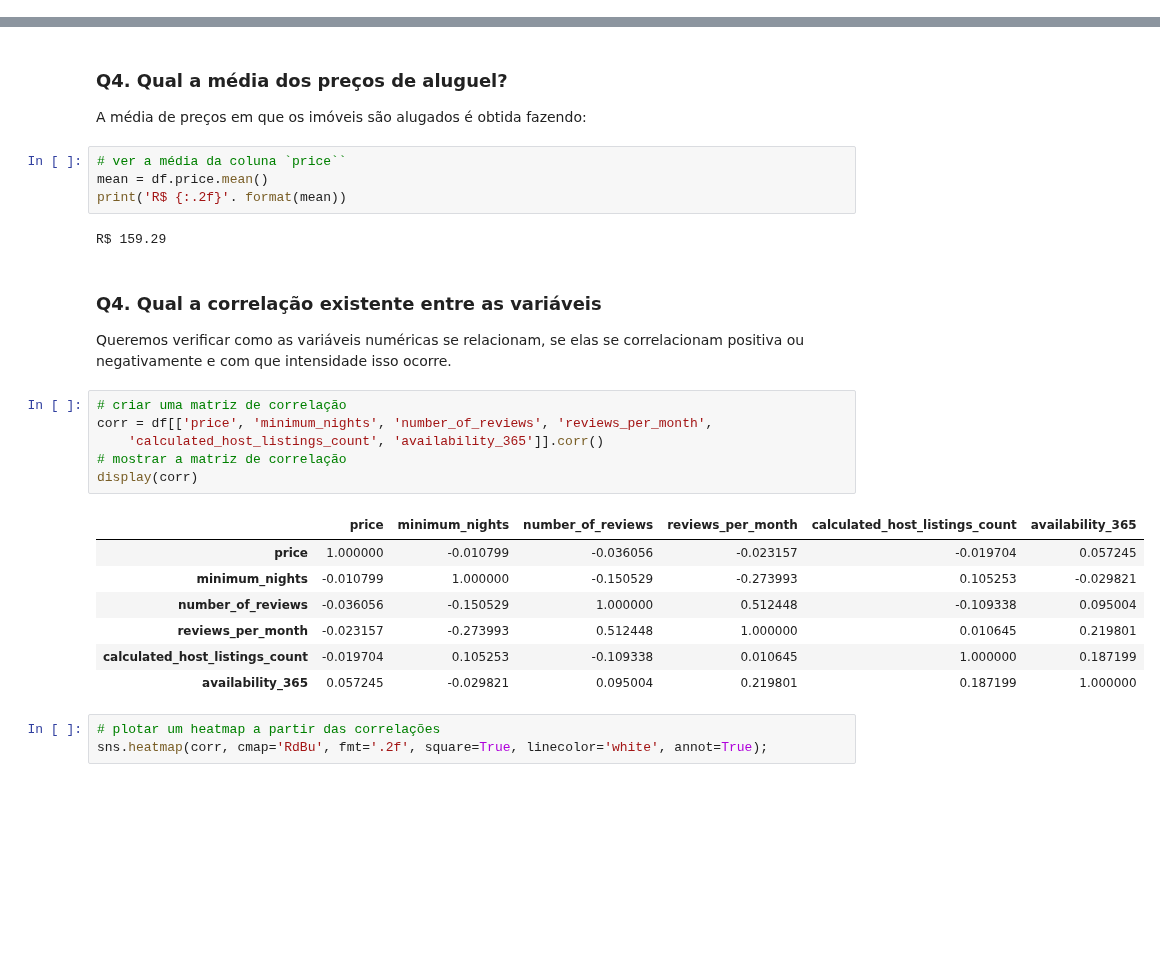
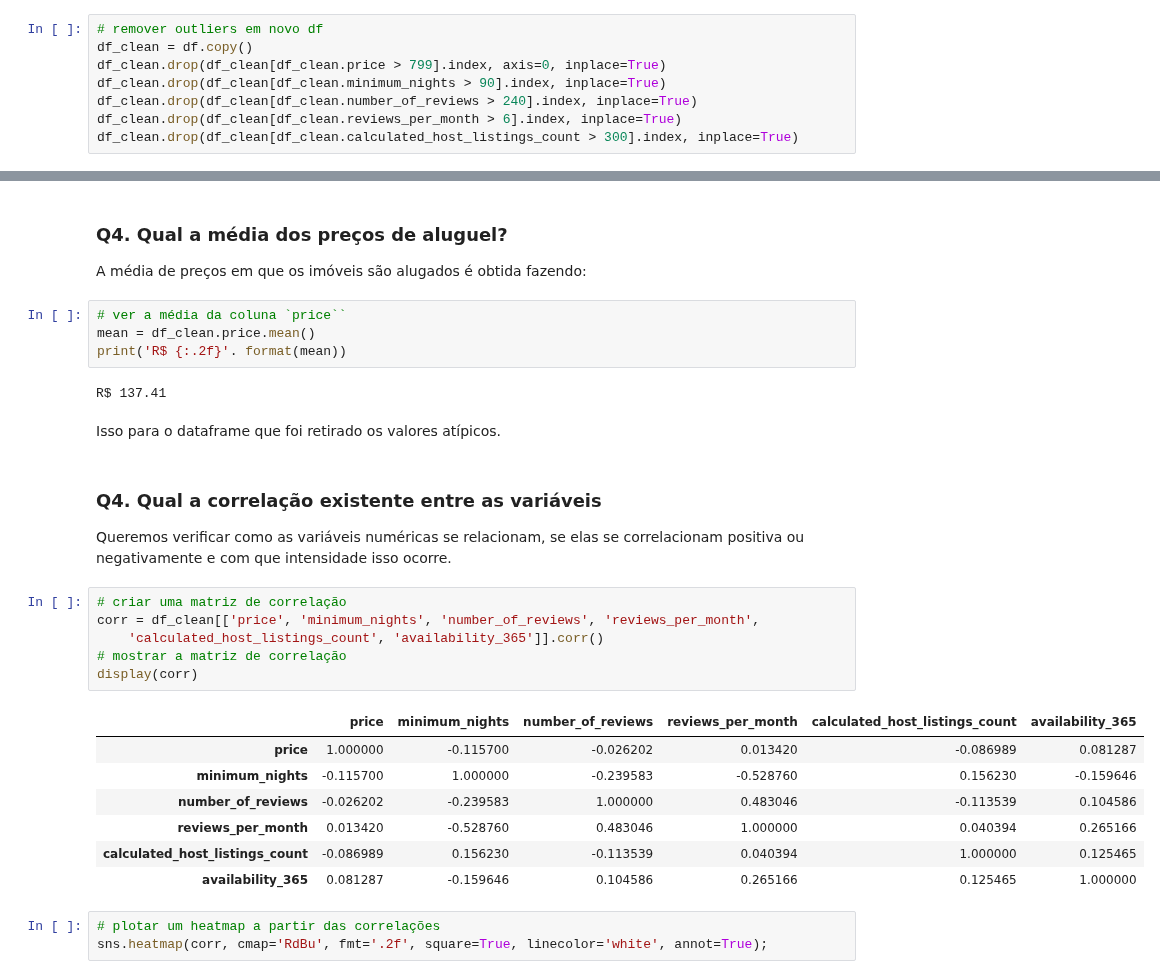
Before and after one commit to 388050gomes/AirBnb-New-York, a Jupyter notebook: Cópia_de_Cópia_de_[Template]_Analisando_os_Dados_do_Airbnb.ipynb, the cells around one changed output, grey strips where cells are left out. Saved outputs shown, nothing was run; the diff lists cells and outputs as text; blank space fills up the shorter version.

```diff
--- a/Cópia_de_Cópia_de_[Template]_Analisando_os_Dados_do_Airbnb.ipynb
+++ b/Cópia_de_Cópia_de_[Template]_Analisando_os_Dados_do_Airbnb.ipynb
@@ -155,0 +272,8 @@ df.hist(bins=20, figsize=(15, 10));
+# %%
+# remover outliers em novo df
+df_clean = df.copy()
+df_clean.drop(df_clean[df_clean.price > 799].index, axis=0, inplace=True)
+df_clean.drop(df_clean[df_clean.minimum_nights > 90].index, inplace=True)
+df_clean.drop(df_clean[df_clean.number_of_reviews > 240].index, inplace=True)
+df_clean.drop(df_clean[df_clean.reviews_per_month > 6].index, inplace=True)
+df_clean.drop(df_clean[df_clean.calculated_host_listings_count > 300].index, inplace=True)
@@ -159,28 +333,30 @@ df.hist(bins=20, figsize=(15, 10));
 A média de preços em que os imóveis são alugados é obtida fazendo:
 # %%
 # ver a média da coluna `price``
-mean = df.price.mean()
+mean = df_clean.price.mean()
 print('R$ {:.2f}'. format(mean))
 # %% [output]
-R$ 159.29
+R$ 137.41
+# %% [markdown]
+Isso para o dataframe que foi retirado os valores atípicos.
 # %% [markdown]
 ### **Q4. Qual a correlação existente entre as variáveis**
 
 Queremos verificar como as variáveis numéricas se relacionam, se elas se correlacionam positiva ou negativamente e com que intensidade isso ocorre.
 # %%
 # criar uma matriz de correlação
-corr = df[['price', 'minimum_nights', 'number_of_reviews', 'reviews_per_month',
+corr = df_clean[['price', 'minimum_nights', 'number_of_reviews', 'reviews_per_month',
     'calculated_host_listings_count', 'availability_365']].corr()
 # mostrar a matriz de correlação
 display(corr)
 # %% [output]
 |  | price | minimum_nights | number_of_reviews | reviews_per_month | calculated_host_listings_count | availability_365 |
-| price | 1.000000 | -0.010799 | -0.036056 | -0.023157 | -0.019704 | 0.057245 |
-| minimum_nights | -0.010799 | 1.000000 | -0.150529 | -0.273993 | 0.105253 | -0.029821 |
-| number_of_reviews | -0.036056 | -0.150529 | 1.000000 | 0.512448 | -0.109338 | 0.095004 |
-| reviews_per_month | -0.023157 | -0.273993 | 0.512448 | 1.000000 | 0.010645 | 0.219801 |
-| calculated_host_listings_count | -0.019704 | 0.105253 | -0.109338 | 0.010645 | 1.000000 | 0.187199 |
-| availability_365 | 0.057245 | -0.029821 | 0.095004 | 0.219801 | 0.187199 | 1.000000 |
+| price | 1.000000 | -0.115700 | -0.026202 | 0.013420 | -0.086989 | 0.081287 |
+| minimum_nights | -0.115700 | 1.000000 | -0.239583 | -0.528760 | 0.156230 | -0.159646 |
+| number_of_reviews | -0.026202 | -0.239583 | 1.000000 | 0.483046 | -0.113539 | 0.104586 |
+| reviews_per_month | 0.013420 | -0.528760 | 0.483046 | 1.000000 | 0.040394 | 0.265166 |
+| calculated_host_listings_count | -0.086989 | 0.156230 | -0.113539 | 0.040394 | 1.000000 | 0.125465 |
+| availability_365 | 0.081287 | -0.159646 | 0.104586 | 0.265166 | 0.125465 | 1.000000 |
 # %%
 # plotar um heatmap a partir das correlações
 sns.heatmap(corr, cmap='RdBu', fmt='.2f', square=True, linecolor='white', annot=True);
```
Also changed, not shown: parts of 26 cells of this notebook.
